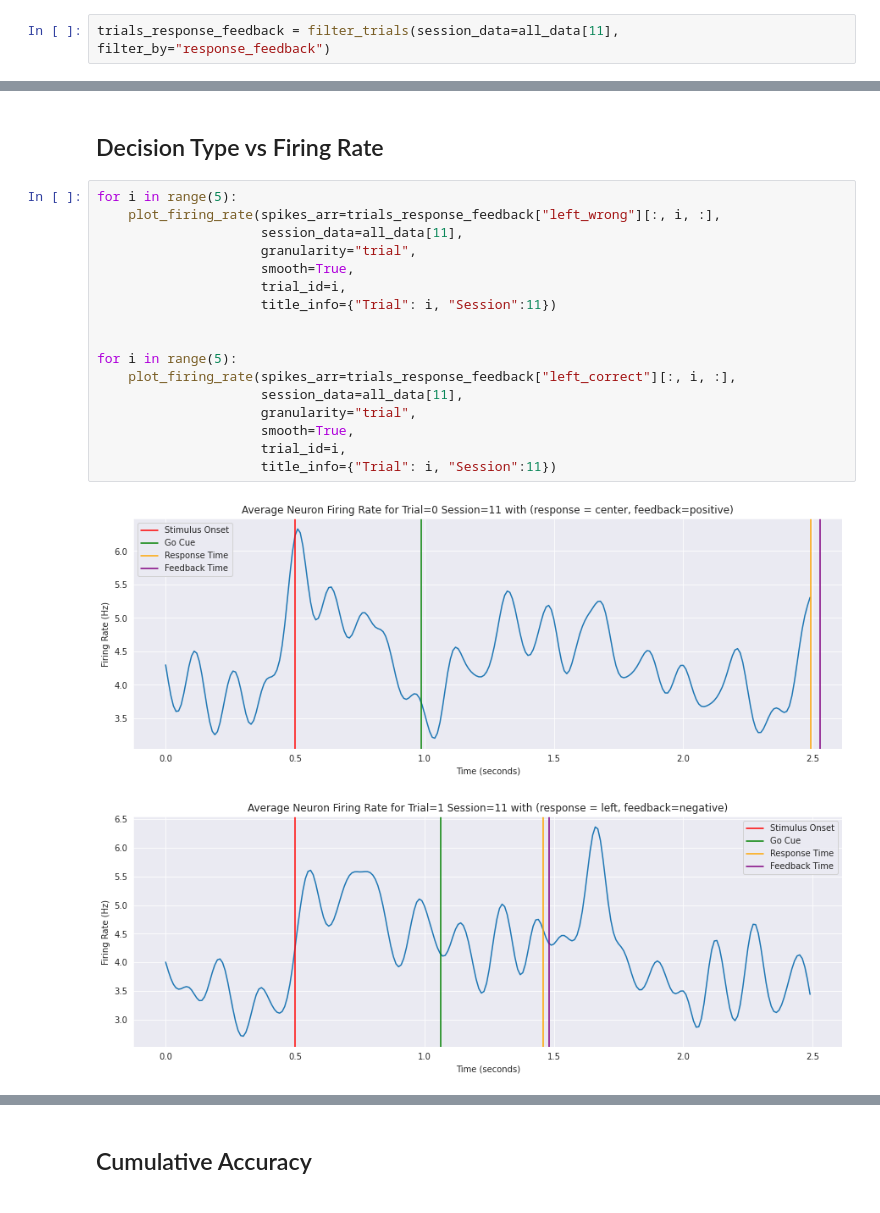
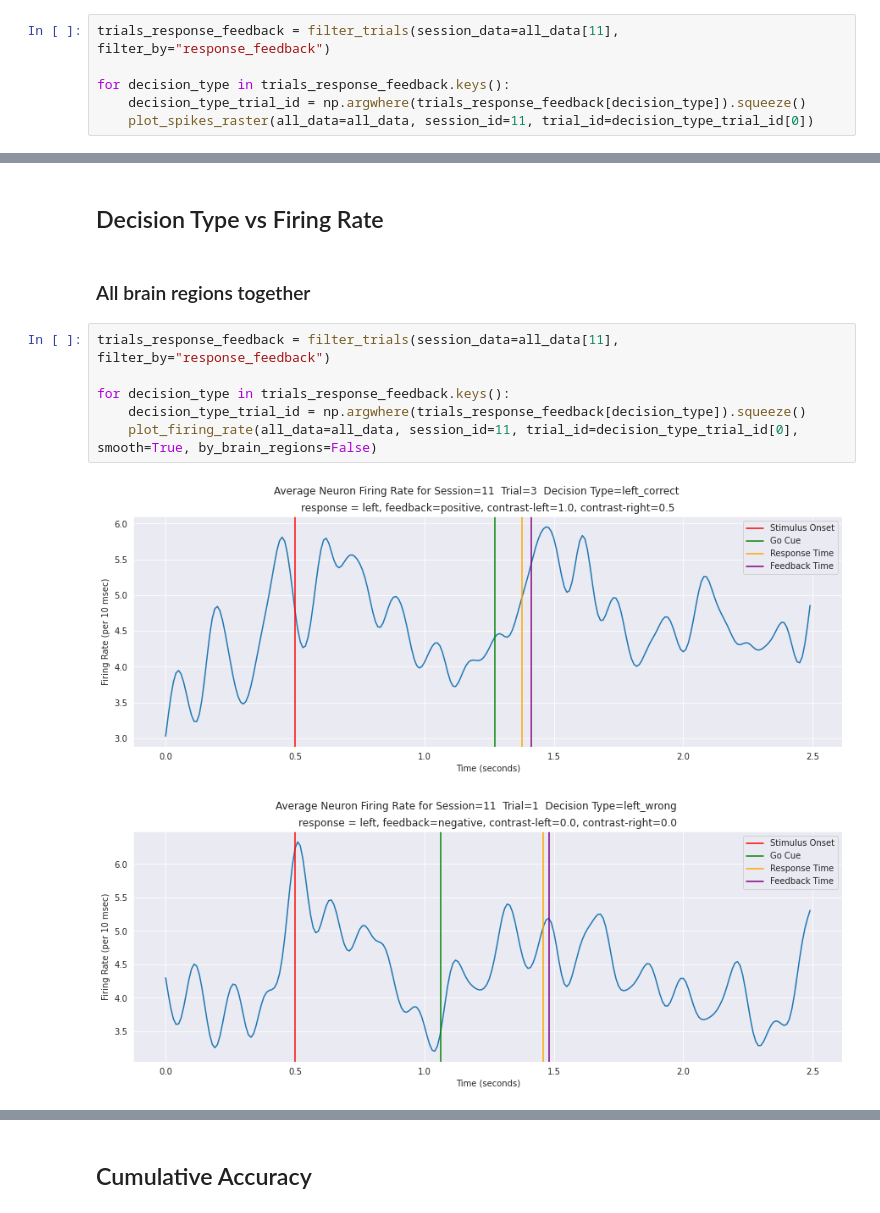
Before and after one commit to theairbend3r/spiking-brains, a Jupyter notebook: 03_phenomenon_analysis.ipynb, the cells around one changed output, grey strips where cells are left out. Saved outputs shown, nothing was run; the diff lists cells and outputs as text.

Commit message:
Modified trial demarcation and add more plot features.

```diff
--- a/03_phenomenon_analysis.ipynb
+++ b/03_phenomenon_analysis.ipynb
@@ -51,3 +51,7 @@ Loading data.
 ## Decision Type vs Spikes
 # %%
 trials_response_feedback = filter_trials(session_data=all_data[11], filter_by="response_feedback")
+
+for decision_type in trials_response_feedback.keys():
+    decision_type_trial_id = np.argwhere(trials_response_feedback[decision_type]).squeeze()
+    plot_spikes_raster(all_data=all_data, session_id=11, trial_id=decision_type_trial_id[0])
@@ -65,22 +65,13 @@ for i in trials_response_feedback.keys():
 # %% [markdown]
 ## Decision Type vs Firing Rate
+# %% [markdown]
+### All brain regions together
 # %%
-for i in range(5):
-    plot_firing_rate(spikes_arr=trials_response_feedback["left_wrong"][:, i, :],
-                     session_data=all_data[11],
-                     granularity="trial",
-                     smooth=True,
-                     trial_id=i,
-                     title_info={"Trial": i, "Session":11})
+trials_response_feedback = filter_trials(session_data=all_data[11], filter_by="response_feedback")
 
-
-for i in range(5):
-    plot_firing_rate(spikes_arr=trials_response_feedback["left_correct"][:, i, :],
-                     session_data=all_data[11],
-                     granularity="trial",
-                     smooth=True,
-                     trial_id=i,
-                     title_info={"Trial": i, "Session":11})
+for decision_type in trials_response_feedback.keys():
+    decision_type_trial_id = np.argwhere(trials_response_feedback[decision_type]).squeeze()
+    plot_firing_rate(all_data=all_data, session_id=11, trial_id=decision_type_trial_id[0], smooth=True, by_brain_regions=False)
 # %% [output]
-[figure, old version]
+[figure, new version]
-[figure, old version]
+[figure, new version]
```
Also changed, not shown: parts of 13 cells of this notebook, 3 other files.
